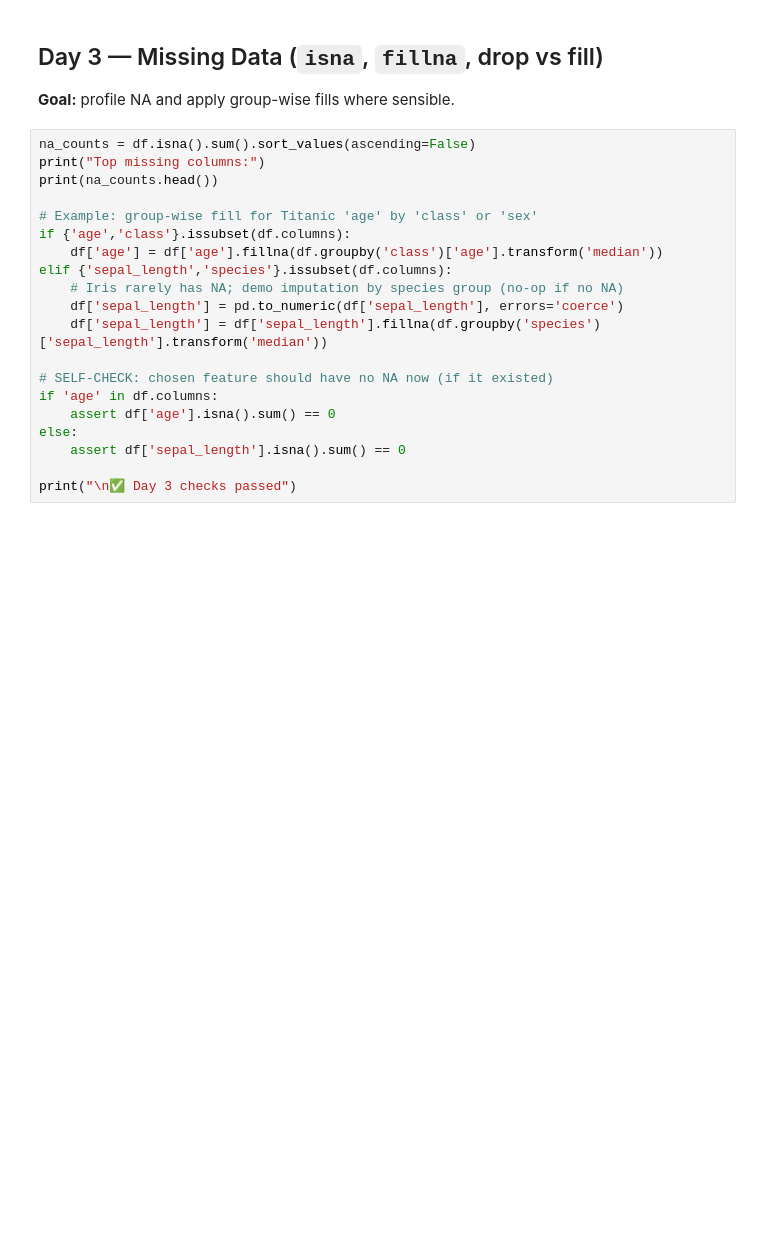
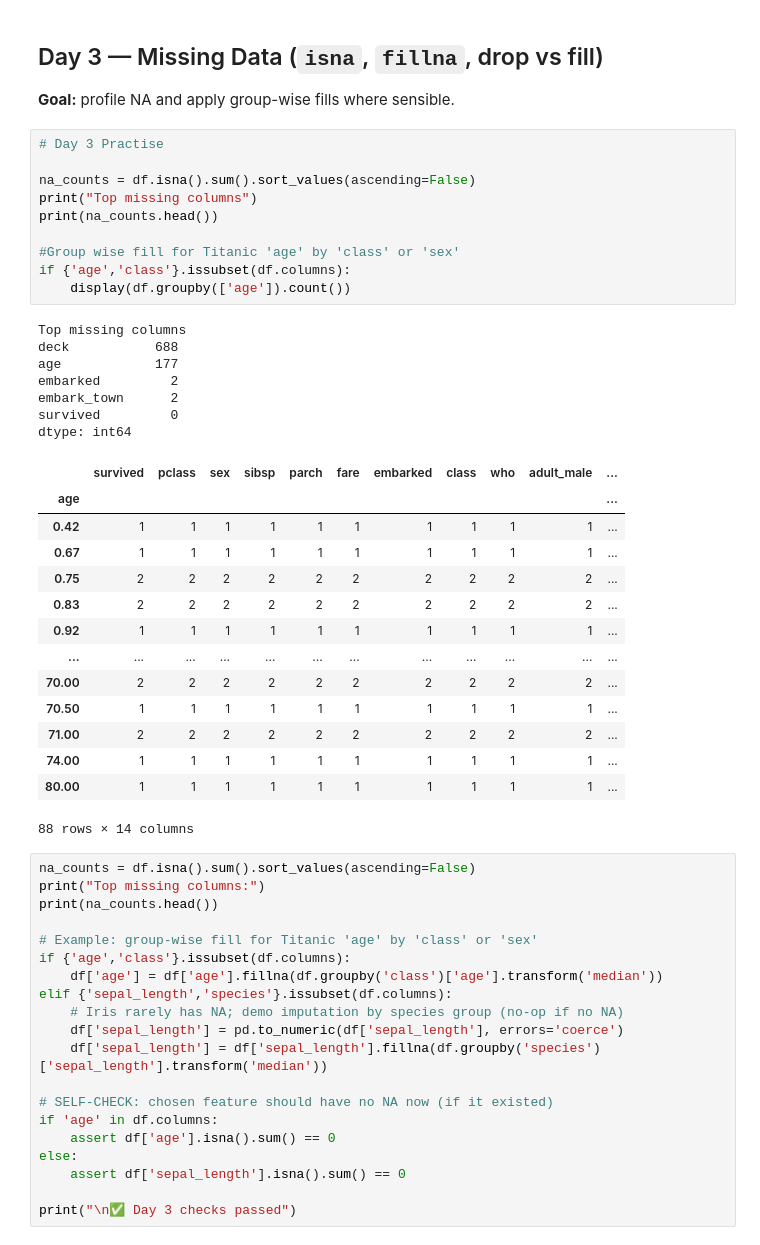
Before and after one commit to wiseorcool/Pyquant, a Jupyter notebook: pandas_practice_built_in_dataset.ipynb, the cells around one changed output. Cells and saved outputs as stored; diff of their text form; blank space fills up the shorter version.

```diff
--- a/pandas_practice_built_in_dataset.ipynb
+++ b/pandas_practice_built_in_dataset.ipynb
@@ -484,6 +484,38 @@ First 3 rows, first 3 cols via iloc:
 # %% [markdown]
 ## Day 3 — Missing Data (`isna`, `fillna`, drop vs fill)
 **Goal:** profile NA and apply group-wise fills where sensible.
+# %%
+# Day 3 Practise
+
+na_counts = df.isna().sum().sort_values(ascending=False)
+print("Top missing columns")
+print(na_counts.head())
+
+#Group wise fill for Titanic 'age' by 'class' or 'sex'
+if {'age','class'}.issubset(df.columns):
+    display(df.groupby(['age']).count())
+# %% [output]
+Top missing columns
+deck           688
+age            177
+embarked         2
+embark_town      2
+survived         0
+dtype: int64
+|  | survived | pclass | sex | sibsp | parch | fare | embarked | class | who | adult_male | ... |
+| age |  |  |  |  |  |  |  |  |  |  | ... |
+| 0.42 | 1 | 1 | 1 | 1 | 1 | 1 | 1 | 1 | 1 | 1 | ... |
+| 0.67 | 1 | 1 | 1 | 1 | 1 | 1 | 1 | 1 | 1 | 1 | ... |
+| 0.75 | 2 | 2 | 2 | 2 | 2 | 2 | 2 | 2 | 2 | 2 | ... |
+| 0.83 | 2 | 2 | 2 | 2 | 2 | 2 | 2 | 2 | 2 | 2 | ... |
+| 0.92 | 1 | 1 | 1 | 1 | 1 | 1 | 1 | 1 | 1 | 1 | ... |
+| ... | ... | ... | ... | ... | ... | ... | ... | ... | ... | ... | ... |
+| 70.00 | 2 | 2 | 2 | 2 | 2 | 2 | 2 | 2 | 2 | 2 | ... |
+| 70.50 | 1 | 1 | 1 | 1 | 1 | 1 | 1 | 1 | 1 | 1 | ... |
+| 71.00 | 2 | 2 | 2 | 2 | 2 | 2 | 2 | 2 | 2 | 2 | ... |
+| 74.00 | 1 | 1 | 1 | 1 | 1 | 1 | 1 | 1 | 1 | 1 | ... |
+| 80.00 | 1 | 1 | 1 | 1 | 1 | 1 | 1 | 1 | 1 | 1 | ... |
+88 rows × 14 columns
 # %%
 na_counts = df.isna().sum().sort_values(ascending=False)
 print("Top missing columns:")
```
